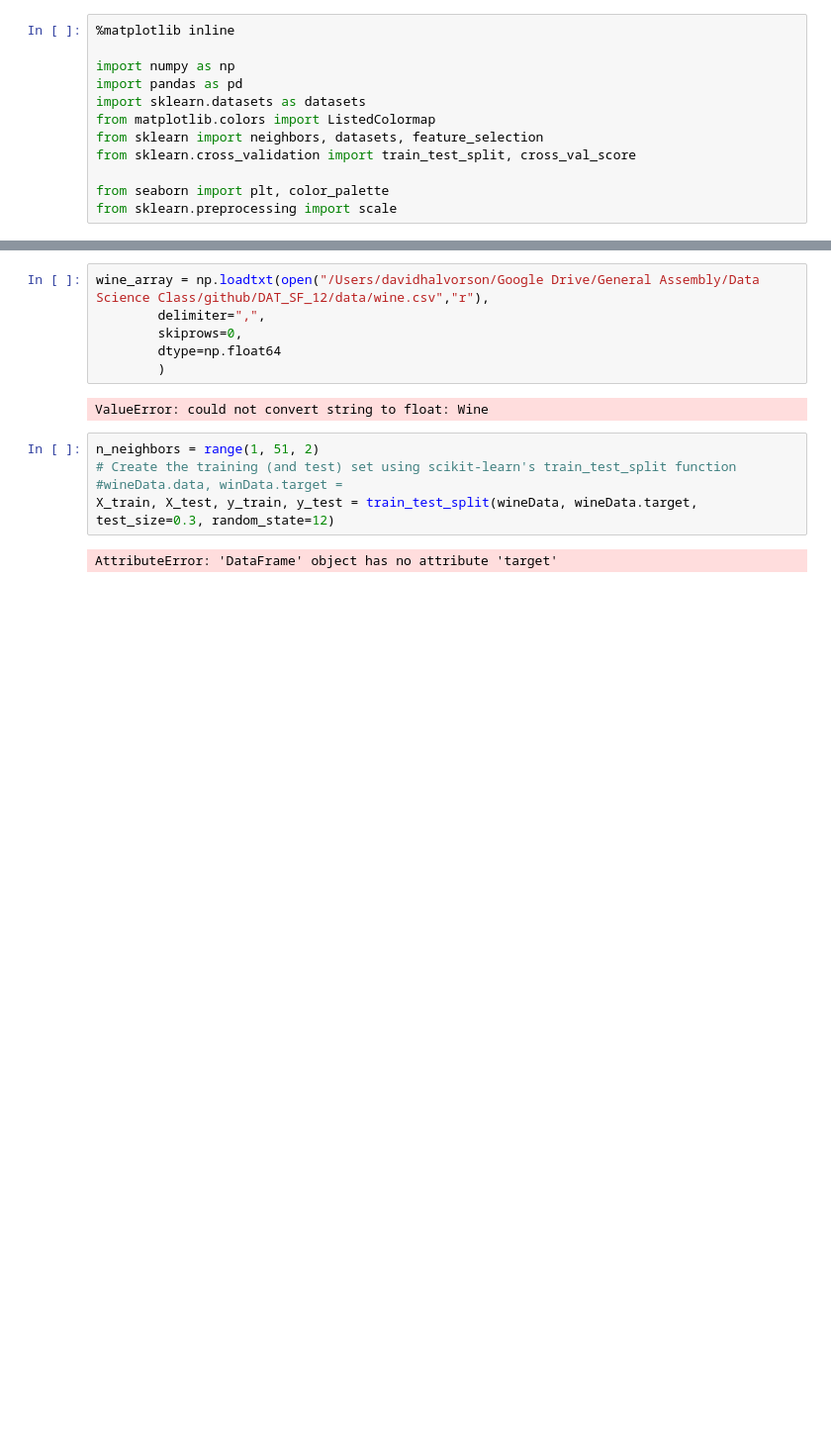
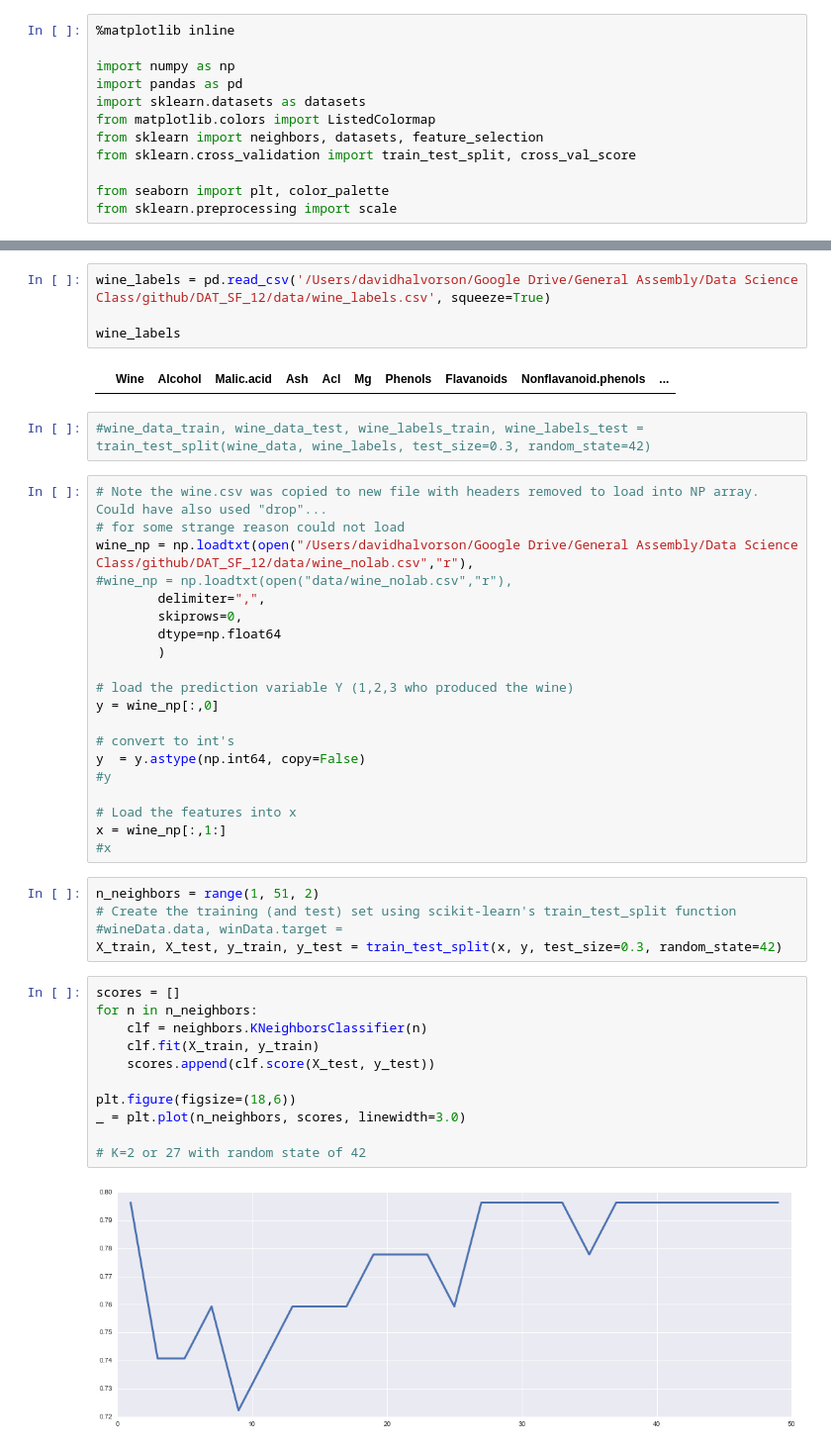
Before and after one commit to git-halvorson/DAT_SF_12, a Jupyter notebook: Homework/HW2-Copy0.ipynb, the cells around one changed output, grey strips where cells are left out. Shown at 99% size. Cells and saved outputs as stored; diff of their text form; blank space fills up the shorter version.

```diff
--- a/Homework/HW2-Copy0.ipynb
+++ b/Homework/HW2-Copy0.ipynb
@@ -53,17 +53,48 @@ wineData.describe()
 | 75% | 3.000000 | 13.677500 | 3.082500 | 2.557500 | 21.500000 | 107.000000 | 2.800000 | 2.875000 | 0.437500 | ... |
 | max | 3.000000 | 14.830000 | 5.800000 | 3.230000 | 30.000000 | 162.000000 | 3.880000 | 5.080000 | 0.660000 | ... |
 # %%
-wine_array = np.loadtxt(open("/Users/davidhalvorson/Google Drive/General Assembly/Data Science Class/github/DAT_SF_12/data/wine.csv","r"),
-        delimiter=",",
-        skiprows=0,
-        dtype=np.float64
-        )
+wine_labels = pd.read_csv('/Users/davidhalvorson/Google Drive/General Assembly/Data Science Class/github/DAT_SF_12/data/wine_labels.csv', squeeze=True)
+
+wine_labels
 # %% [output]
-ValueError: could not convert string to float: Wine
+|  | Wine | Alcohol | Malic.acid | Ash | Acl | Mg | Phenols | Flavanoids | Nonflavanoid.phenols | ... |
+# %%
+#wine_data_train, wine_data_test, wine_labels_train, wine_labels_test = train_test_split(wine_data, wine_labels, test_size=0.3, random_state=42)
+# %%
+# Note the wine.csv was copied to new file with headers removed to load into NP array. Could have also used "drop"...
+# for some strange reason could not load
+wine_np = np.loadtxt(open("/Users/davidhalvorson/Google Drive/General Assembly/Data Science Class/github/DAT_SF_12/data/wine_nolab.csv","r"),
+#wine_np = np.loadtxt(open("data/wine_nolab.csv","r"),
+        delimiter=",",
+        skiprows=0,
+        dtype=np.float64
+        )
+
+# load the prediction variable Y (1,2,3 who produced the wine)
+y = wine_np[:,0]
+
+# convert to int's
+y  = y.astype(np.int64, copy=False)
+#y
+
+# Load the features into x
+x = wine_np[:,1:]
+#x
 # %%
 n_neighbors = range(1, 51, 2)
 # Create the training (and test) set using scikit-learn's train_test_split function
 #wineData.data, winData.target =
-X_train, X_test, y_train, y_test = train_test_split(wineData, wineData.target, test_size=0.3, random_state=12)
+X_train, X_test, y_train, y_test = train_test_split(x, y, test_size=0.3, random_state=42)
-# %% [output]
-AttributeError: 'DataFrame' object has no attribute 'target'
+# %%
+scores = []
+for n in n_neighbors:
+    clf = neighbors.KNeighborsClassifier(n)
+    clf.fit(X_train, y_train)
+    scores.append(clf.score(X_test, y_test))
+
+plt.figure(figsize=(18,6))
+_ = plt.plot(n_neighbors, scores, linewidth=3.0)
+
+# K=2 or 27 with random state of 42
+# %% [output]
+[figure, added]
```
Also changed, not shown: parts of 23 cells of this notebook, 1 other file.
